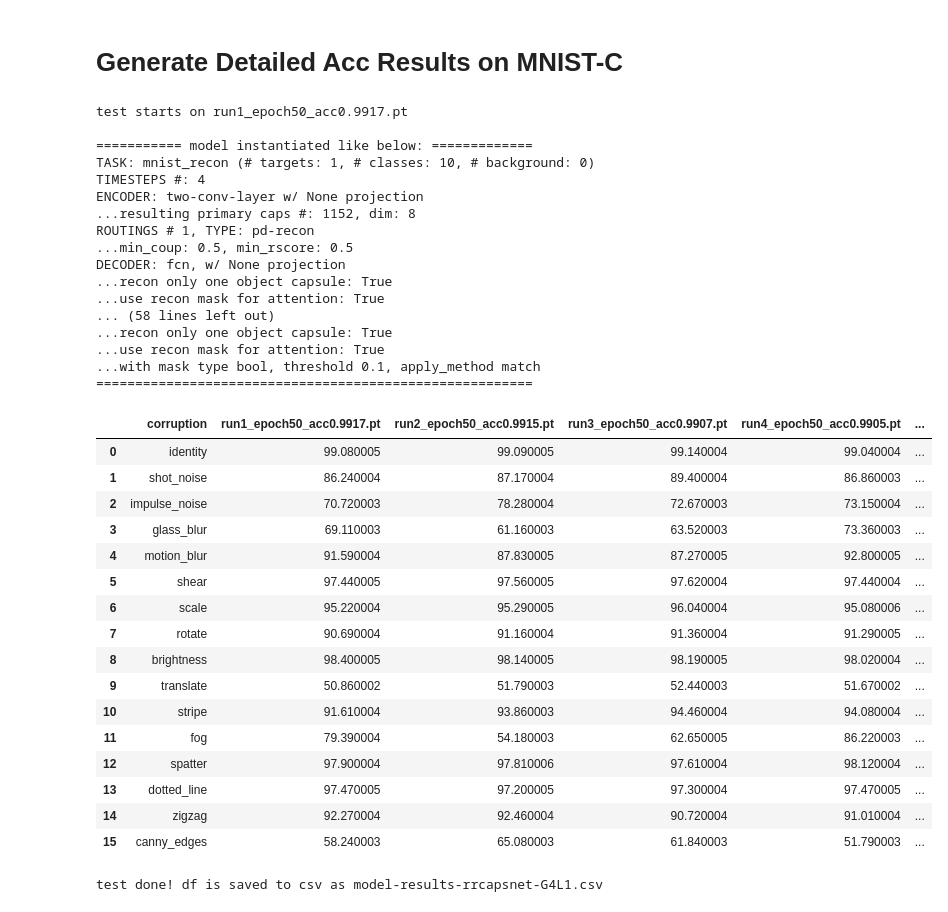
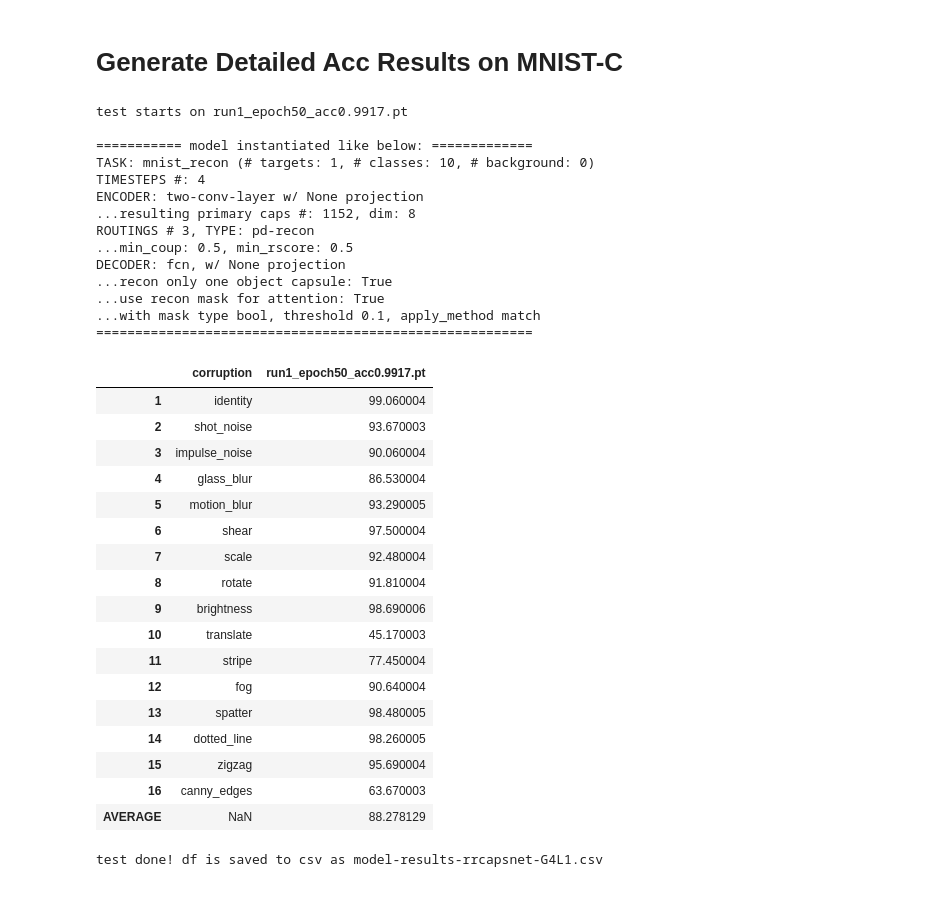
Before and after one commit to ahnchive/ORA-recognition, a Jupyter notebook: eval_rrcapsnet_original.ipynb, the cells around one changed output. Drawn from its saved outputs; the diff is of its cells as text; code cells hidden in the pictures.

```diff
--- a/eval_rrcapsnet_original.ipynb
+++ b/eval_rrcapsnet_original.ipynb
@@ -711,7 +724,7 @@ model is loaded from ./models/rrcapsnet/run5_epoch50_acc0.9907.pt
 #############################
 # test a single model, and visualize outputs
 #############################
-# task='mnist_c_original'
+task='mnist_c_original'
 task='mnist_c_mini'
 # task='mnist_recon'
 train=False #train or test dataset
@@ -719,7 +732,7 @@ print_args=False
 
 # load model
 args_to_update = {'device':DEVICE, 'batch_size':BATCHSIZE,
-                 'time_steps': 1, 'routings': 1, 'routing_type': 'pd-recon', #'original'
+                 'time_steps': 4, 'routings': 1, 'routing_type': 'pd-recon', #'original'
                  'min_coup': 0.5, 'min_rscore': 0.5, 'mask_threshold': 0.1}
 
 load_model_path = './models/rrcapsnet/run3_epoch50_acc0.9907.pt'
@@ -730,7 +743,7 @@ model = load_model(args)
 
 
 # obtain model prediction and outputs
-corruption_index =12
+corruption_index =3
 corruption =CORRUPTION_TYPES[corruption_index-1]
 
 if task == 'mnist_c_mini':
@@ -739,8 +752,8 @@ if task == 'mnist_c_mini':
     print(f'==> corruption type: {corruption}, this batch acc: {acc_model.mean().item()}')
 elif task =='mnist_c_original':
     print("original is used")
-    x, gtx, y_hot, acc_model, objcaps_len_step, x_recon_step = \
-    evaluate_model_on_mnistc_original(corruption, model, verbose=False, save_hooks=False)
+    x, gtx, y_hot, acc_model, objcaps_len_step, x_recon_step, outputs_model = \
+    evaluate_model_on_mnistc_original(corruption, model, verbose=False, save_hooks=True,  max_batch_num=2)
     print(f'==> corruption type: {corruption}, this batch acc: {acc_model.mean().item()}')
 else:
     batchnum=corruption_index*int(1000/BATCHSIZE)-1
@@ -934,16 +1016,16 @@ visualize_batch(x, y, outputs['x_input'], objcaps_len_step, start=idx_start, n_i
 verbose=False
 print_args =False
 args_to_update = {'device':DEVICE, 'batch_size':BATCHSIZE,
-                 'time_steps': 4, 'routings': 1, 'routing_type': 'pd-recon', #'original'
+                 'time_steps': 4, 'routings': 3, 'routing_type': 'pd-recon', #'original'
                  'min_coup': 0.5, 'min_rscore': 0.5, 'mask_threshold': 0.1}
 
 
 modelpathlist = [
 './models/rrcapsnet/run1_epoch50_acc0.9917.pt',
-'./models/rrcapsnet/run2_epoch50_acc0.9915.pt',
-'./models/rrcapsnet/run3_epoch50_acc0.9907.pt',
-'./models/rrcapsnet/run4_epoch50_acc0.9905.pt',
-'./models/rrcapsnet/run5_epoch50_acc0.9907.pt',
+# './models/rrcapsnet/run2_epoch50_acc0.9915.pt',
+# './models/rrcapsnet/run3_epoch50_acc0.9907.pt',
+# './models/rrcapsnet/run4_epoch50_acc0.9905.pt',
+# './models/rrcapsnet/run5_epoch50_acc0.9907.pt',
 ]
 
 
@@ -954,54 +1036,55 @@ df['corruption'] = CORRUPTION_TYPES
 for load_model_path in modelpathlist:
 #     modelname = '-'.join( os.path.dirname(load_model_path).split('_')[-3:-1]) #'recon-step3'
     modelname = load_model_path.split('/')[-1] # filename
     print(f'test starts on {modelname}')
 
     # load args and model
     args = load_args(load_model_path, args_to_update, print_args)
     model = load_model(args)
 
     acclist = []
     for corruption in CORRUPTION_TYPES:
         test_loss, test_loss_class, test_loss_recon, test_acc = test_model_on_each_corruption(PATH_MNISTC, corruption, model, verbose)
         acclist.append(test_acc*100)
     df[modelname] = acclist
 
+
+df.index = np.arange(1, len(df)+1)
+df.loc['AVERAGE'] = df.mean()
 df
 # %% [output]
 test starts on run1_epoch50_acc0.9917.pt
 
 =========== model instantiated like below: =============
 TASK: mnist_recon (# targets: 1, # classes: 10, # background: 0)
 TIMESTEPS #: 4
 ENCODER: two-conv-layer w/ None projection
 ...resulting primary caps #: 1152, dim: 8
-ROUTINGS # 1, TYPE: pd-recon
+ROUTINGS # 3, TYPE: pd-recon
 ...min_coup: 0.5, min_rscore: 0.5
 DECODER: fcn, w/ None projection
 ...recon only one object capsule: True
 ...use recon mask for attention: True
-... (58 lines left out)
-...recon only one object capsule: True
-...use recon mask for attention: True
 ...with mask type bool, threshold 0.1, apply_method match
 ========================================================
-|  | corruption | run1_epoch50_acc0.9917.pt | run2_epoch50_acc0.9915.pt | run3_epoch50_acc0.9907.pt | run4_epoch50_acc0.9905.pt | ... |
-| 0 | identity | 99.080005 | 99.090005 | 99.140004 | 99.040004 | ... |
-| 1 | shot_noise | 86.240004 | 87.170004 | 89.400004 | 86.860003 | ... |
-| 2 | impulse_noise | 70.720003 | 78.280004 | 72.670003 | 73.150004 | ... |
-| 3 | glass_blur | 69.110003 | 61.160003 | 63.520003 | 73.360003 | ... |
-| 4 | motion_blur | 91.590004 | 87.830005 | 87.270005 | 92.800005 | ... |
-| 5 | shear | 97.440005 | 97.560005 | 97.620004 | 97.440004 | ... |
-| 6 | scale | 95.220004 | 95.290005 | 96.040004 | 95.080006 | ... |
-| 7 | rotate | 90.690004 | 91.160004 | 91.360004 | 91.290005 | ... |
-| 8 | brightness | 98.400005 | 98.140005 | 98.190005 | 98.020004 | ... |
-| 9 | translate | 50.860002 | 51.790003 | 52.440003 | 51.670002 | ... |
-| 10 | stripe | 91.610004 | 93.860003 | 94.460004 | 94.080004 | ... |
-| 11 | fog | 79.390004 | 54.180003 | 62.650005 | 86.220003 | ... |
-| 12 | spatter | 97.900004 | 97.810006 | 97.610004 | 98.120004 | ... |
-| 13 | dotted_line | 97.470005 | 97.200005 | 97.300004 | 97.470005 | ... |
-| 14 | zigzag | 92.270004 | 92.460004 | 90.720004 | 91.010004 | ... |
-| 15 | canny_edges | 58.240003 | 65.080003 | 61.840003 | 51.790003 | ... |
+|  | corruption | run1_epoch50_acc0.9917.pt |
+| 1 | identity | 99.060004 |
+| 2 | shot_noise | 93.670003 |
+| 3 | impulse_noise | 90.060004 |
+| 4 | glass_blur | 86.530004 |
+| 5 | motion_blur | 93.290005 |
+| 6 | shear | 97.500004 |
+| 7 | scale | 92.480004 |
+| 8 | rotate | 91.810004 |
+| 9 | brightness | 98.690006 |
+| 10 | translate | 45.170003 |
+| 11 | stripe | 77.450004 |
+| 12 | fog | 90.640004 |
+| 13 | spatter | 98.480005 |
+| 14 | dotted_line | 98.260005 |
+| 15 | zigzag | 95.690004 |
+| 16 | canny_edges | 63.670003 |
+| AVERAGE | NaN | 88.278129 |
 # %%
 # save to csv
 path_df = 'model-results-rrcapsnet-G4L1.csv'
```
Also changed, not shown: parts of 7 cells of this notebook, 1 other file.
